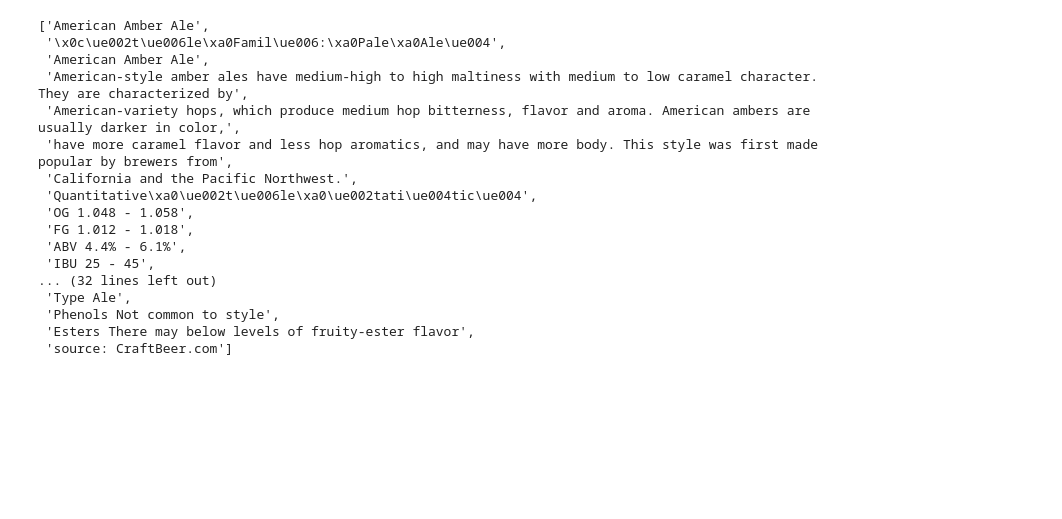
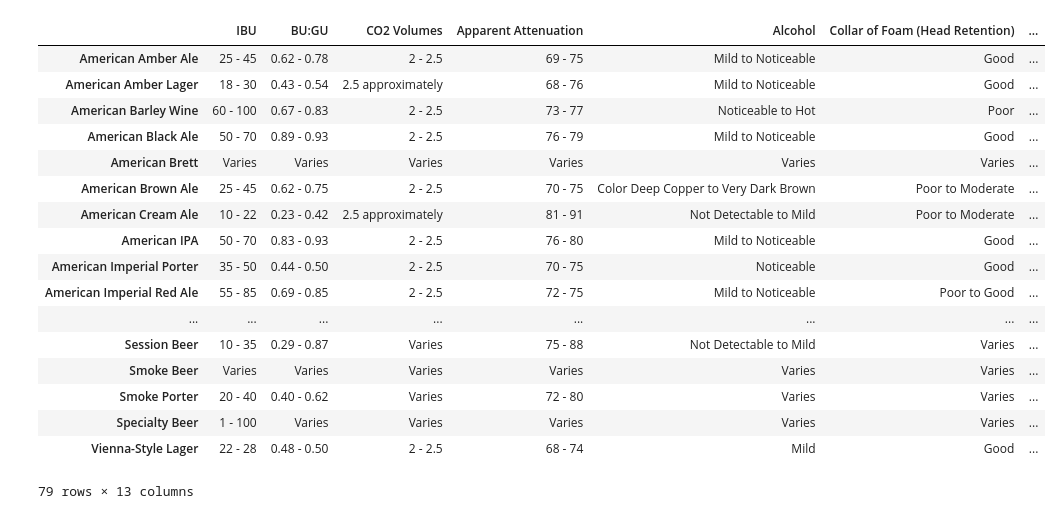
Before and after one commit to andreawwenyi/BeerClustering, a Jupyter notebook: CleanData.ipynb, the cells around one changed output. Drawn from its saved outputs; the diff is of its cells as text; code cells hidden in the pictures; blank space fills up the shorter version.

Commit message:
beer features data frame

```diff
--- a/CleanData.ipynb
+++ b/CleanData.ipynb
@@ -38,2 +34,19 @@ beerdes = lines[b+1:]
+# %%
+def beer_info(beer,character):
+    l = []
+    for i in range(len(character)):
+        if character[i] == 'Alcohol':
+            l.append([ beer[ beer.index('Alcohol')+1]][0])
+        else:
+            a = [element for element in beer if character[i] in element]
+            if a:
+                l.append(a[0])
+                l = [word.replace(character[i]+ " ",'') for word in l]
+            else:
+                l.append(None)
+
+    return l
 # %%
-b1 = beerdes[beerdes.index(beerlist[0]):beerdes.index(beerlist[1])]
+j = 60
+b = beerdes[beerdes.index(beerlist[j]):beerdes.index(beerlist[j+1])]
+beer_info(beer = b, character = feature)
@@ -40,20 +67,33 @@ b1 = beerdes[beerdes.index(beerlist[0]):beerdes.index(beerlist[1])]
-# %%
-b1
-# %% [output]
-['American Amber Ale',
- '\x0c\ue002t\ue006le\xa0Famil\ue006:\xa0Pale\xa0Ale\ue004',
- 'American Amber Ale',
- 'American-style amber ales have medium-high to high maltiness with medium to low caramel character. They are characterized by',
- 'American-variety hops, which produce medium hop bitterness, flavor and aroma. American ambers are usually darker in color,',
- 'have more caramel flavor and less hop aromatics, and may have more body. This style was first made popular by brewers from',
- 'California and the Pacific Northwest.',
- 'Quantitative\xa0\ue002t\ue006le\xa0\ue002tati\ue004tic\ue004',
- 'OG 1.048 - 1.058',
- 'FG 1.012 - 1.018',
- 'ABV 4.4% - 6.1%',
- 'IBU 25 - 45',
-... (32 lines left out)
- 'Type Ale',
- 'Phenols Not common to style',
- 'Esters There may below levels of fruity-ester flavor',
- 'source: CraftBeer.com']
+# %%
+# %debug
+beer_dic = {}
+
+for j in range(len(beerlist)):
+    if j == len(beerlist)-1:
+        b = beerdes[beerdes.index(beerlist[j]):]
+    else:
+        b = beerdes[beerdes.index(beerlist[j]):beerdes.index(beerlist[j+1])]
+    beer_dic[beerlist[j]] = beer_info(beer = b, character = feature)
+# %%
+df = pd.DataFrame(beer_dic, index= feature).transpose()
+# %%
+df
+# %% [output]
+|  | IBU | BU:GU | CO2 Volumes | Apparent Attenuation | Alcohol | Collar of Foam (Head Retention) | ... |
+| American Amber Ale | 25 - 45 | 0.62 - 0.78 | 2 - 2.5 | 69 - 75 | Mild to Noticeable | Good | ... |
+| American Amber Lager | 18 - 30 | 0.43 - 0.54 | 2.5 approximately | 68 - 76 | Mild to Noticeable | Good | ... |
+| American Barley Wine | 60 - 100 | 0.67 - 0.83 | 2 - 2.5 | 73 - 77 | Noticeable to Hot | Poor | ... |
+| American Black Ale | 50 - 70 | 0.89 - 0.93 | 2 - 2.5 | 76 - 79 | Mild to Noticeable | Good | ... |
+| American Brett | Varies | Varies | Varies | Varies | Varies | Varies | ... |
+| American Brown Ale | 25 - 45 | 0.62 - 0.75 | 2 - 2.5 | 70 - 75 | Color Deep Copper to Very Dark Brown | Poor to Moderate | ... |
+| American Cream Ale | 10 - 22 | 0.23 - 0.42 | 2.5 approximately | 81 - 91 | Not Detectable to Mild | Poor to Moderate | ... |
+| American IPA | 50 - 70 | 0.83 - 0.93 | 2 - 2.5 | 76 - 80 | Mild to Noticeable | Good | ... |
+| American Imperial Porter | 35 - 50 | 0.44 - 0.50 | 2 - 2.5 | 70 - 75 | Noticeable | Good | ... |
+| American Imperial Red Ale | 55 - 85 | 0.69 - 0.85 | 2 - 2.5 | 72 - 75 | Mild to Noticeable | Poor to Good | ... |
+| ... | ... | ... | ... | ... | ... | ... | ... |
+| Session Beer | 10 - 35 | 0.29 - 0.87 | Varies | 75 - 88 | Not Detectable to Mild | Varies | ... |
+| Smoke Beer | Varies | Varies | Varies | Varies | Varies | Varies | ... |
+| Smoke Porter | 20 - 40 | 0.40 - 0.62 | Varies | 72 - 80 | Varies | Varies | ... |
+| Specialty Beer | 1 - 100 | Varies | Varies | Varies | Varies | Varies | ... |
+| Vienna-Style Lager | 22 - 28 | 0.48 - 0.50 | 2 - 2.5 | 68 - 74 | Mild | Good | ... |
+79 rows × 13 columns
```
Also changed, not shown: parts of 6 cells of this notebook, 2 other files.
